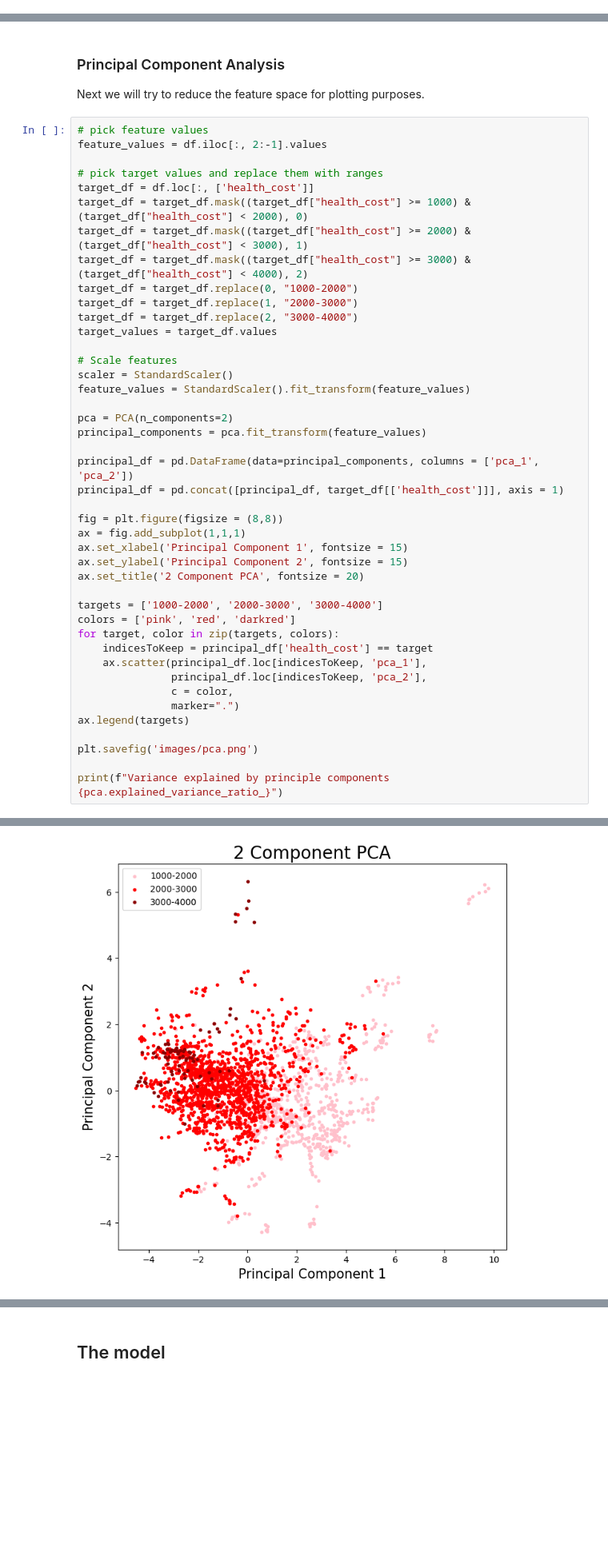
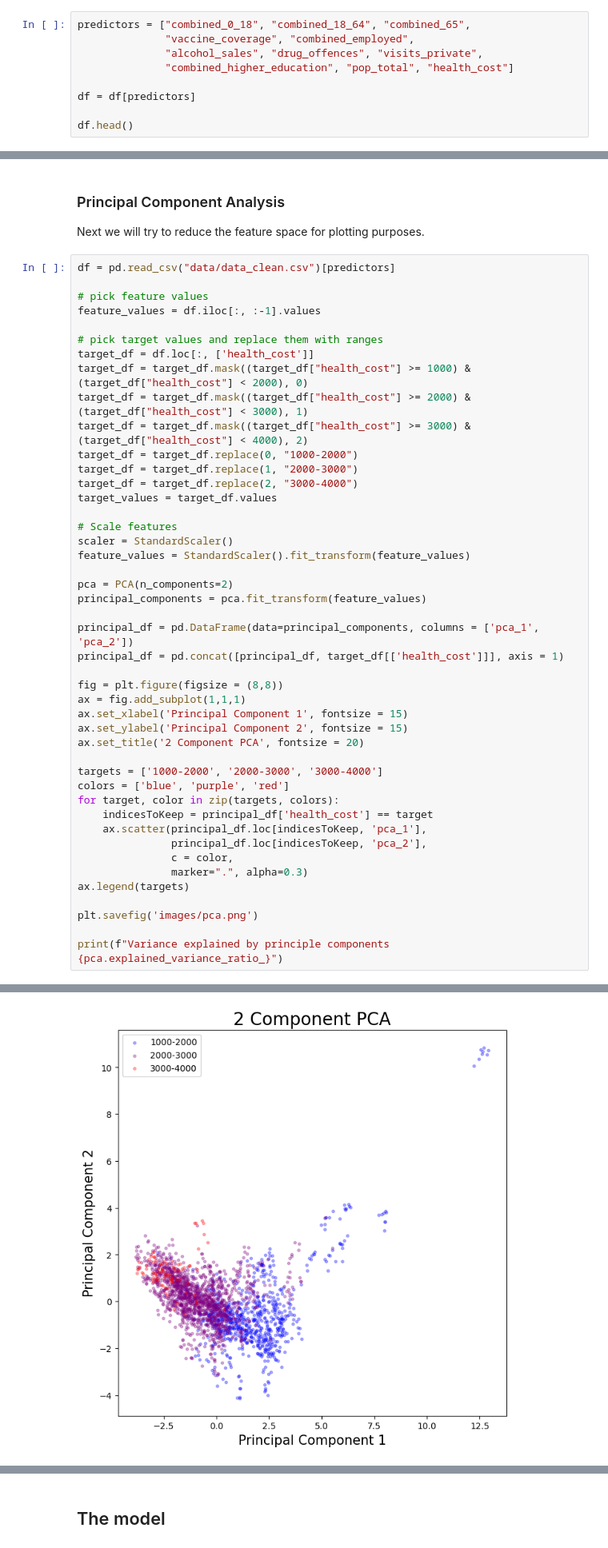
Before and after one commit to AnnaKuokkanen/DataScienceIntro, a Jupyter notebook: intro_to_data_project.ipynb, the cells around one changed output, grey strips where cells are left out. Shown at 80% size. Cells and saved outputs as stored; diff of their text form; blank space fills up the shorter version.

Commit message:
adjust data

```diff
--- a/intro_to_data_project.ipynb
+++ b/intro_to_data_project.ipynb
@@ -397,0 +385,9 @@ df.head()
+# %%
+predictors = ["combined_0_18", "combined_18_64", "combined_65",
+              "vaccine_coverage", "combined_employed",
+              "alcohol_sales", "drug_offences", "visits_private",
+              "combined_higher_education", "pop_total", "health_cost"]
+
+df = df[predictors]
+
+df.head()
@@ -468,8 +456,10 @@ plt.show()
 
 Next we will try to reduce the feature space for plotting purposes.
 # %%
+df = pd.read_csv("data/data_clean.csv")[predictors]
+
 # pick feature values
-feature_values = df.iloc[:, 2:-1].values
+feature_values = df.iloc[:, :-1].values
 
 # pick target values and replace them with ranges
 target_df = df.loc[:, ['health_cost']]
@@ -498,13 +488,13 @@ ax.set_ylabel('Principal Component 2', fontsize = 15)
 ax.set_title('2 Component PCA', fontsize = 20)
 
 targets = ['1000-2000', '2000-3000', '3000-4000']
-colors = ['pink', 'red', 'darkred']
+colors = ['blue', 'purple', 'red']
 for target, color in zip(targets, colors):
     indicesToKeep = principal_df['health_cost'] == target
     ax.scatter(principal_df.loc[indicesToKeep, 'pca_1'],
                principal_df.loc[indicesToKeep, 'pca_2'],
                c = color,
-               marker=".")
+               marker=".", alpha=0.3)
 ax.legend(targets)
 
 plt.savefig('images/pca.png')
@@ -515 +505 @@ Variance explained by principle components [0.51739477 0.15589735]
-[figure, old version]
+[figure, new version]
```
Also changed, not shown: parts of 18 cells of this notebook, 3 other files.
